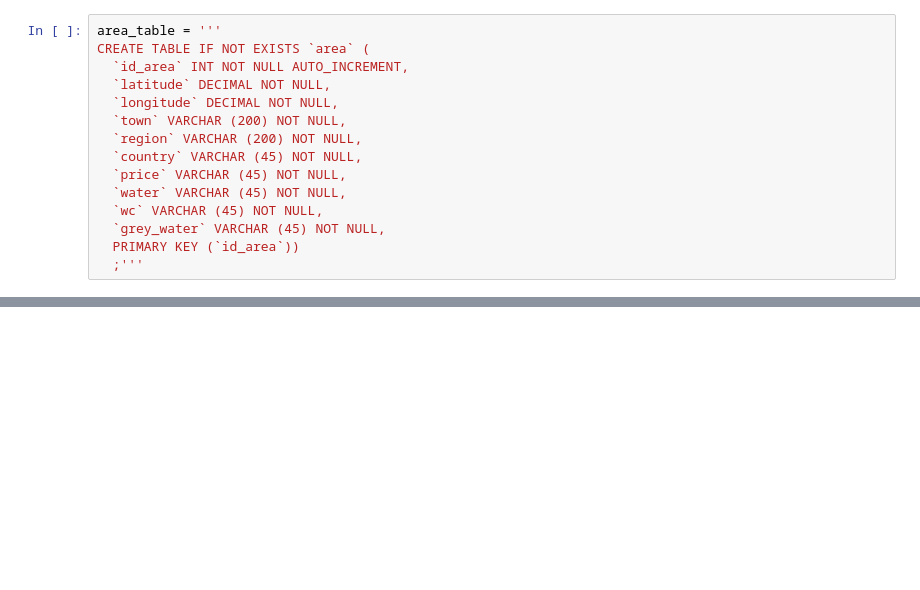
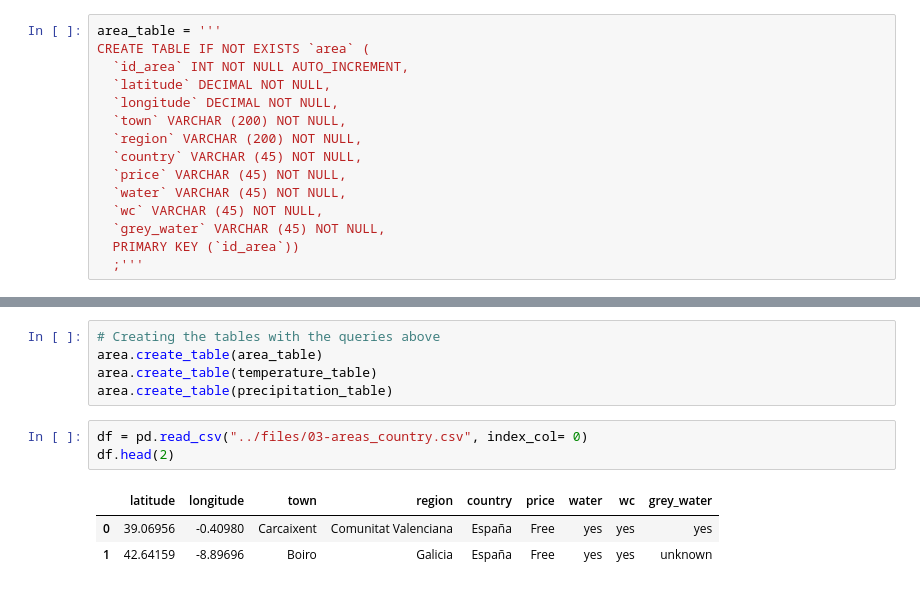
Before and after one commit to sanfermen/motorhome-areas, a Jupyter notebook: sql_database/database.ipynb, the cells around one changed output, grey strips where cells are left out. Saved outputs shown, nothing was run; the diff lists cells and outputs as text; blank space fills up the shorter version.

```diff
--- a/sql_database/database.ipynb
+++ b/sql_database/database.ipynb
@@ -85,0 +80,12 @@ CREATE TABLE IF NOT EXISTS `avg_temperature` (
+# %%
+# Creating the tables with the queries above
+area.create_table(area_table)
+area.create_table(temperature_table)
+area.create_table(precipitation_table)
+# %%
+df = pd.read_csv("../files/03-areas_country.csv", index_col= 0)
+df.head(2)
+# %% [output]
+|  | latitude | longitude | town | region | country | price | water | wc | grey_water |
+| 0 | 39.06956 | -0.40980 | Carcaixent | Comunitat Valenciana | España | Free | yes | yes | yes |
+| 1 | 42.64159 | -8.89696 | Boiro | Galicia | España | Free | yes | yes | unknown |
```
Also changed, not shown: parts of 17 cells of this notebook, 4 other files.
